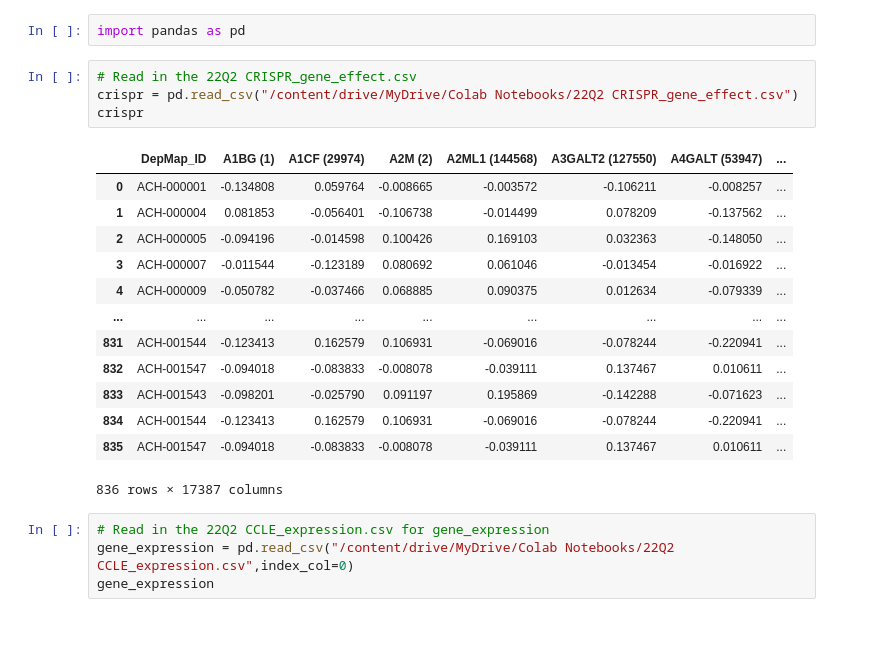
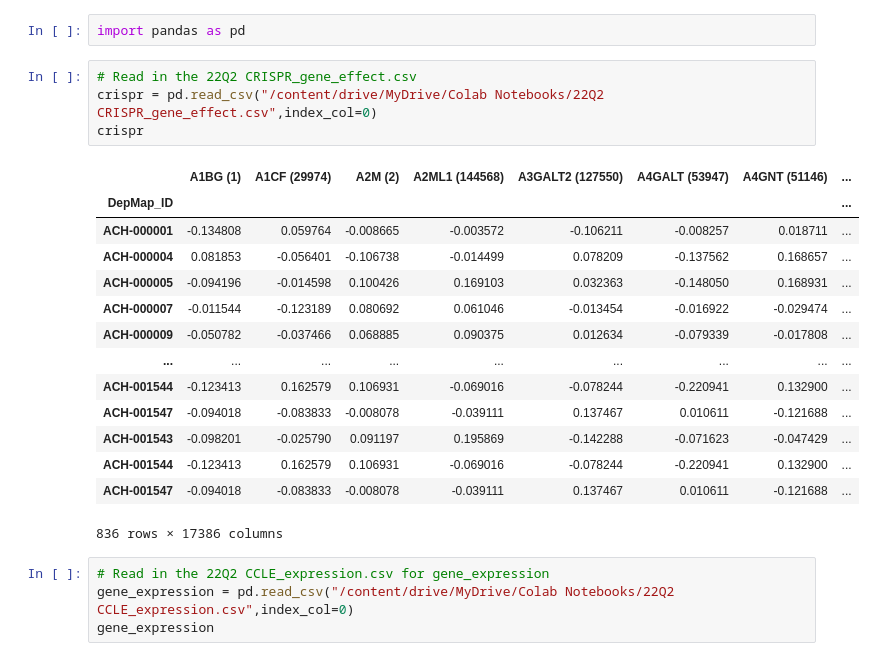
Before and after one commit to chingyaousf/Intern-project-2023, a Jupyter notebook: intern_01.ipynb, the cells around one changed output. Drawn from its saved outputs; the diff is of its cells as text; blank space fills up the shorter version.

```diff
--- a/intern_01.ipynb
+++ b/intern_01.ipynb
@@ -4,22 +4,23 @@
 import pandas as pd
 # %%
 # Read in the 22Q2 CRISPR_gene_effect.csv
-crispr = pd.read_csv("/content/drive/MyDrive/Colab Notebooks/22Q2 CRISPR_gene_effect.csv")
+crispr = pd.read_csv("/content/drive/MyDrive/Colab Notebooks/22Q2 CRISPR_gene_effect.csv",index_col=0)
 crispr
 # %% [output]
-|  | DepMap_ID | A1BG (1) | A1CF (29974) | A2M (2) | A2ML1 (144568) | A3GALT2 (127550) | A4GALT (53947) | ... |
-| 0 | ACH-000001 | -0.134808 | 0.059764 | -0.008665 | -0.003572 | -0.106211 | -0.008257 | ... |
-| 1 | ACH-000004 | 0.081853 | -0.056401 | -0.106738 | -0.014499 | 0.078209 | -0.137562 | ... |
-| 2 | ACH-000005 | -0.094196 | -0.014598 | 0.100426 | 0.169103 | 0.032363 | -0.148050 | ... |
-| 3 | ACH-000007 | -0.011544 | -0.123189 | 0.080692 | 0.061046 | -0.013454 | -0.016922 | ... |
-| 4 | ACH-000009 | -0.050782 | -0.037466 | 0.068885 | 0.090375 | 0.012634 | -0.079339 | ... |
+|  | A1BG (1) | A1CF (29974) | A2M (2) | A2ML1 (144568) | A3GALT2 (127550) | A4GALT (53947) | A4GNT (51146) | ... |
+| DepMap_ID |  |  |  |  |  |  |  | ... |
+| ACH-000001 | -0.134808 | 0.059764 | -0.008665 | -0.003572 | -0.106211 | -0.008257 | 0.018711 | ... |
+| ACH-000004 | 0.081853 | -0.056401 | -0.106738 | -0.014499 | 0.078209 | -0.137562 | 0.168657 | ... |
+| ACH-000005 | -0.094196 | -0.014598 | 0.100426 | 0.169103 | 0.032363 | -0.148050 | 0.168931 | ... |
+| ACH-000007 | -0.011544 | -0.123189 | 0.080692 | 0.061046 | -0.013454 | -0.016922 | -0.029474 | ... |
+| ACH-000009 | -0.050782 | -0.037466 | 0.068885 | 0.090375 | 0.012634 | -0.079339 | -0.017808 | ... |
 | ... | ... | ... | ... | ... | ... | ... | ... | ... |
-| 831 | ACH-001544 | -0.123413 | 0.162579 | 0.106931 | -0.069016 | -0.078244 | -0.220941 | ... |
-| 832 | ACH-001547 | -0.094018 | -0.083833 | -0.008078 | -0.039111 | 0.137467 | 0.010611 | ... |
-| 833 | ACH-001543 | -0.098201 | -0.025790 | 0.091197 | 0.195869 | -0.142288 | -0.071623 | ... |
-| 834 | ACH-001544 | -0.123413 | 0.162579 | 0.106931 | -0.069016 | -0.078244 | -0.220941 | ... |
-| 835 | ACH-001547 | -0.094018 | -0.083833 | -0.008078 | -0.039111 | 0.137467 | 0.010611 | ... |
+| ACH-001544 | -0.123413 | 0.162579 | 0.106931 | -0.069016 | -0.078244 | -0.220941 | 0.132900 | ... |
+| ACH-001547 | -0.094018 | -0.083833 | -0.008078 | -0.039111 | 0.137467 | 0.010611 | -0.121688 | ... |
+| ACH-001543 | -0.098201 | -0.025790 | 0.091197 | 0.195869 | -0.142288 | -0.071623 | -0.047429 | ... |
+| ACH-001544 | -0.123413 | 0.162579 | 0.106931 | -0.069016 | -0.078244 | -0.220941 | 0.132900 | ... |
+| ACH-001547 | -0.094018 | -0.083833 | -0.008078 | -0.039111 | 0.137467 | 0.010611 | -0.121688 | ... |
-836 rows × 17387 columns
+836 rows × 17386 columns
 # %%
 # Read in the 22Q2 CCLE_expression.csv for gene_expression
 gene_expression = pd.read_csv("/content/drive/MyDrive/Colab Notebooks/22Q2 CCLE_expression.csv",index_col=0)
```
Also changed, not shown: parts of 6 cells of this notebook.
